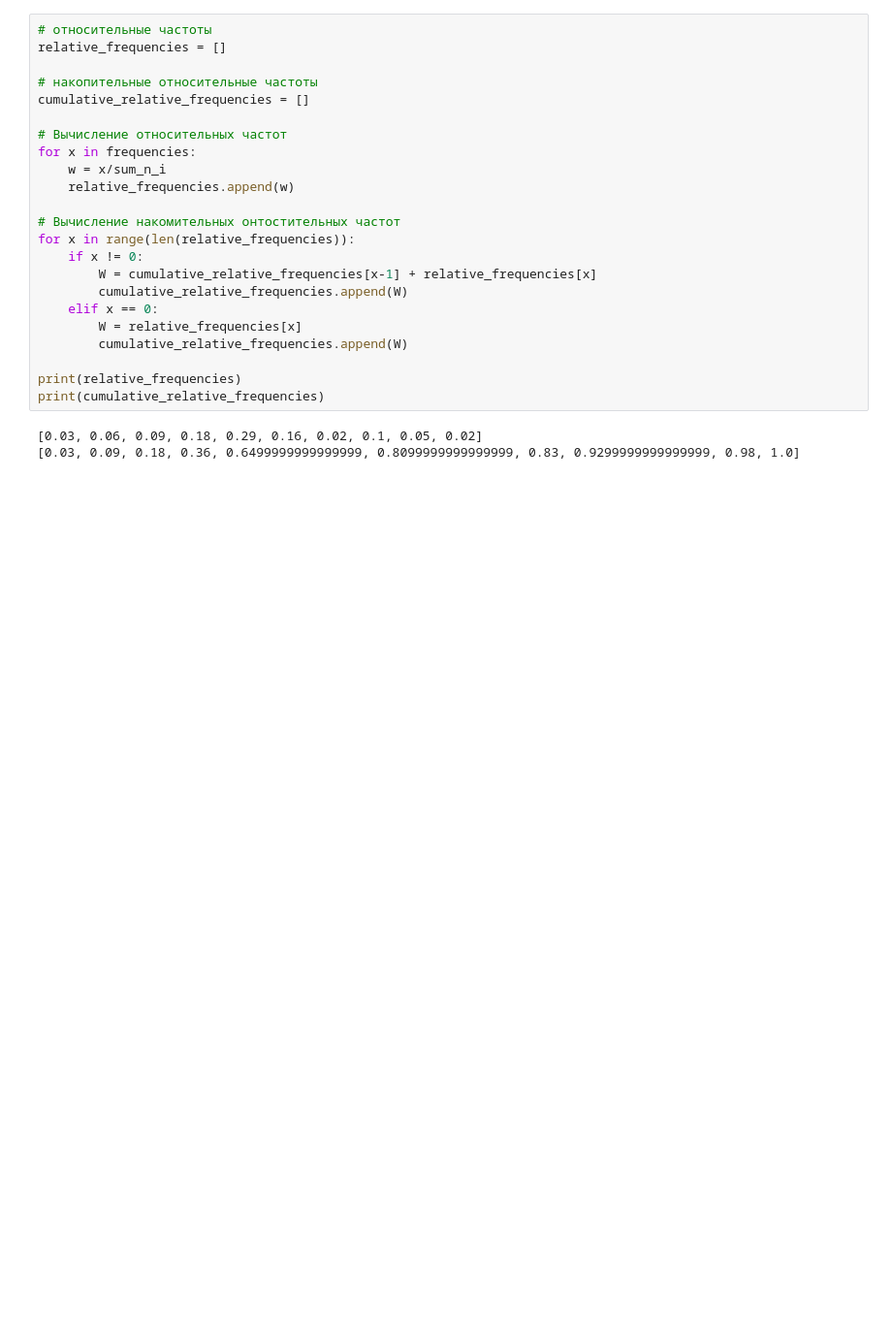
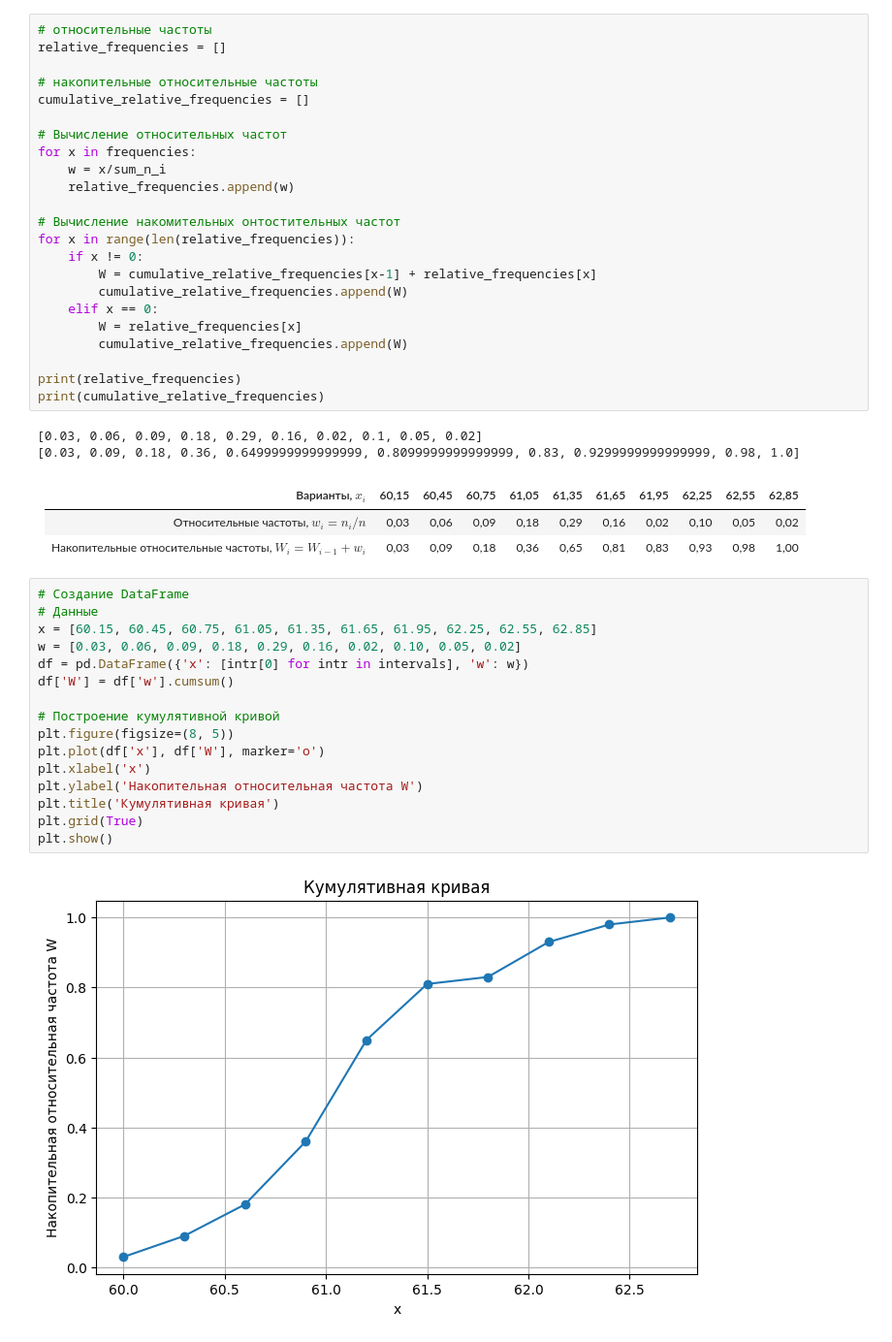
Before and after one commit to osman-miskhodzhev/statistical-data-labs, a Jupyter notebook: lab 1.ipynb, the cells around one changed output. Shown at 97% size. Cells and saved outputs as stored; diff of their text form; blank space fills up the shorter version.

Commit message:
кумулятивная кривая

```diff
--- a/lab 1.ipynb
+++ b/lab 1.ipynb
@@ -172,3 +172,26 @@ print(cumulative_relative_frequencies)
 # %% [output]
 [0.03, 0.06, 0.09, 0.18, 0.29, 0.16, 0.02, 0.1, 0.05, 0.02]
 [0.03, 0.09, 0.18, 0.36, 0.6499999999999999, 0.8099999999999999, 0.83, 0.9299999999999999, 0.98, 1.0]
+# %% [markdown]
+| Варианты, $x_i$ | 60,15 | 60,45 | 60,75 | 61,05 | 61,35 | 61,65 | 61,95 | 62,25 | 62,55 | 62,85 |
+|------------------|-------|-------|-------|-------|-------|-------|-------|-------|-------|-------|
+| Относительные частоты, $w_i = n_i / n$ | 0,03  | 0,06  | 0,09  | 0,18  | 0,29  | 0,16  | 0,02  | 0,10  | 0,05  | 0,02  |
+| Накопительные относительные частоты, $W_i = W_{i-1} + w_i$ | 0,03  | 0,09  | 0,18  | 0,36  | 0,65  | 0,81  | 0,83  | 0,93  | 0,98  | 1,00  |
+# %%
+# Создание DataFrame
+# Данные
+x = [60.15, 60.45, 60.75, 61.05, 61.35, 61.65, 61.95, 62.25, 62.55, 62.85]
+w = [0.03, 0.06, 0.09, 0.18, 0.29, 0.16, 0.02, 0.10, 0.05, 0.02]
+df = pd.DataFrame({'x': [intr[0] for intr in intervals], 'w': w})
+df['W'] = df['w'].cumsum()
+
+# Построение кумулятивной кривой
+plt.figure(figsize=(8, 5))
+plt.plot(df['x'], df['W'], marker='o')
+plt.xlabel('x')
+plt.ylabel('Накопительная относительная частота W')
+plt.title('Кумулятивная кривая')
+plt.grid(True)
+plt.show()
+# %% [output]
+[figure, added]
```
